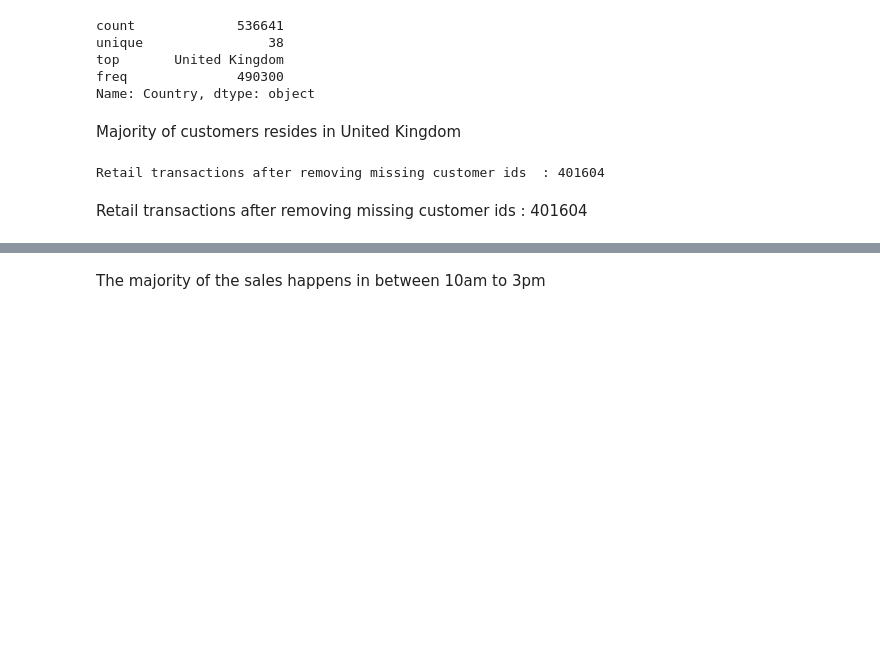
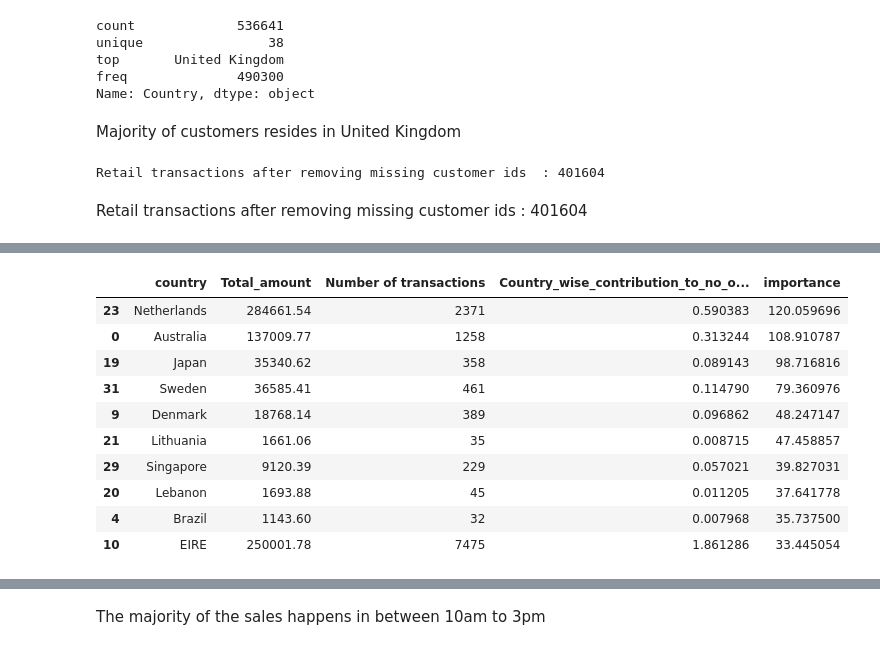
Before and after one commit to omkar123katare/Capstone_4_Netflicks_movies_and_TV_shoes_clustering, a Jupyter notebook: Online_Retail_Customer_Segmentation_Capstone_Project.ipynb, the cells around one changed output, grey strips where cells are left out. Drawn from its saved outputs; the diff is of its cells as text; code cells hidden in the pictures; blank space fills up the shorter version.

```diff
--- a/Online_Retail_Customer_Segmentation_Capstone_Project.ipynb
+++ b/Online_Retail_Customer_Segmentation_Capstone_Project.ipynb
@@ -294,0 +492,2 @@ Retail transactions after removing missing customer ids  : 401604
+# %%
+top_countries=pd.DataFrame(transaction_data['Country'].value_counts()).reset_index()
@@ -294,0 +503,4 @@ Retail transactions after removing missing customer ids  : 401604
+# %%
+top_countries.columns=['country','Number of transactions']
+top_countries['Country_wise_contribution_to_no_of_transactions']=top_countries['Number of transactions']*100/top_countries['Number of transactions'].sum()
+top_countries.head()
@@ -294,0 +559,19 @@ Retail transactions after removing missing customer ids  : 401604
+# %%
+Country_wise_business.sort_values(by='country',inplace=True)
+top_countries.sort_values(by='country',inplace=True)
+country_importance=Country_wise_business.merge(top_countries,on='country',how='left')
+country_importance['importance']=country_importance['Total_amount']/country_importance['Number of transactions']
+# %%
+country_importance.sort_values(by='importance',ascending=False)[:10]
+# %% [output]
+|  | country | Total_amount | Number of transactions | Country_wise_contribution_to_no_o... | importance |
+| 23 | Netherlands | 284661.54 | 2371 | 0.590383 | 120.059696 |
+| 0 | Australia | 137009.77 | 1258 | 0.313244 | 108.910787 |
+| 19 | Japan | 35340.62 | 358 | 0.089143 | 98.716816 |
+| 31 | Sweden | 36585.41 | 461 | 0.114790 | 79.360976 |
+| 9 | Denmark | 18768.14 | 389 | 0.096862 | 48.247147 |
+| 21 | Lithuania | 1661.06 | 35 | 0.008715 | 47.458857 |
+| 29 | Singapore | 9120.39 | 229 | 0.057021 | 39.827031 |
+| 20 | Lebanon | 1693.88 | 45 | 0.011205 | 37.641778 |
+| 4 | Brazil | 1143.60 | 32 | 0.007968 | 35.737500 |
+| 10 | EIRE | 250001.78 | 7475 | 1.861286 | 33.445054 |
```
Also changed, not shown: parts of 77 cells of this notebook.
